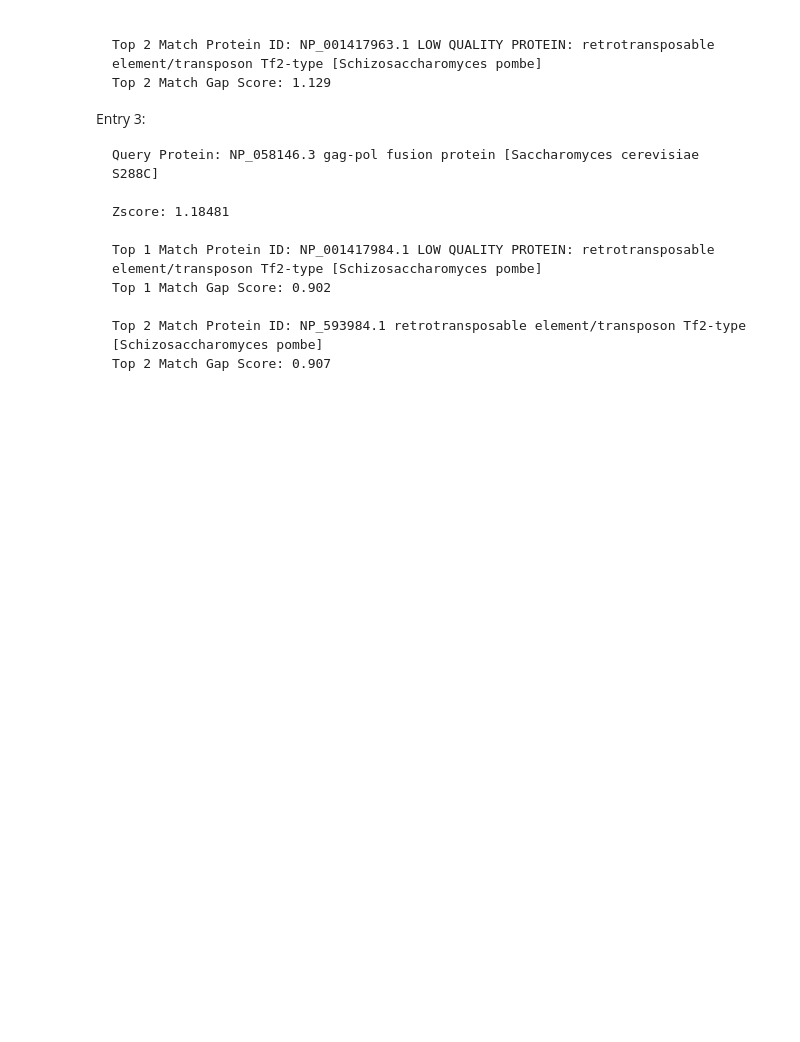
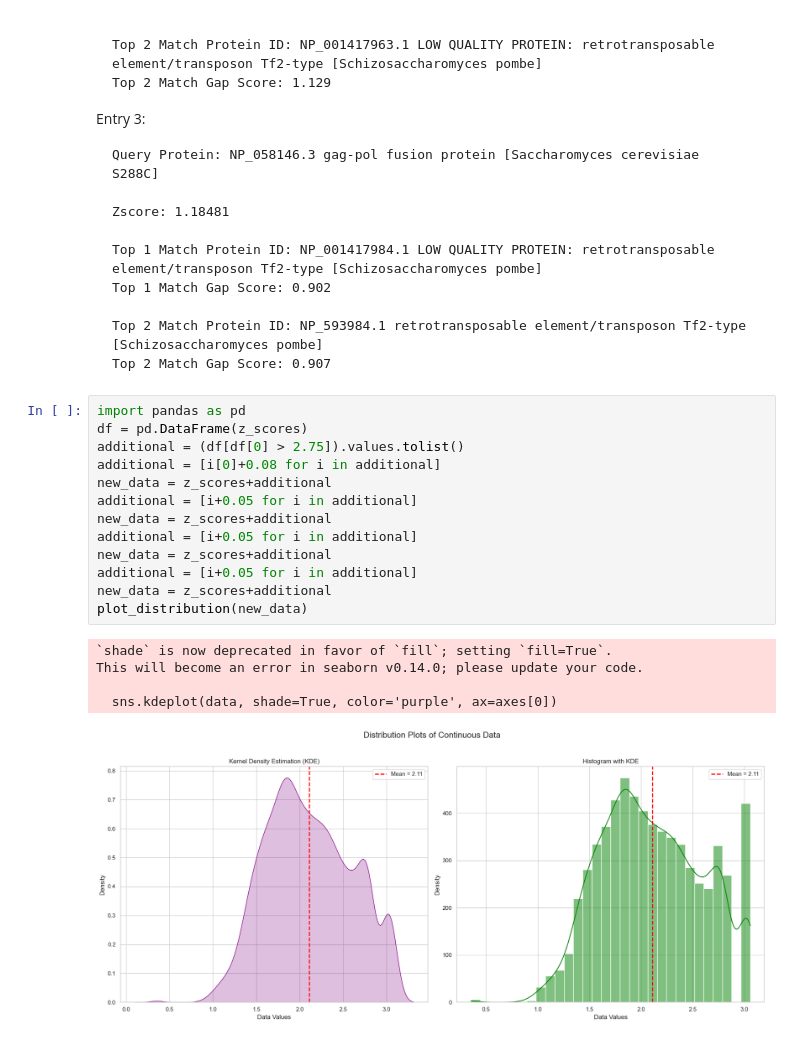
Before and after one commit to sakshmenon/PLM, a Jupyter notebook: Workflow Gen/Similarity Search/ScoreGap_ZScore_script.ipynb, the cells around one changed output. Saved outputs shown, nothing was run; the diff lists cells and outputs as text; blank space fills up the shorter version.

```diff
--- a/Workflow Gen/Similarity Search/ScoreGap_ZScore_script.ipynb
+++ b/Workflow Gen/Similarity Search/ScoreGap_ZScore_script.ipynb
@@ -259,3 +249,22 @@ Entry 3:
 
     Top 2 Match Protein ID: NP_593984.1 retrotransposable element/transposon Tf2-type [Schizosaccharomyces pombe]
     Top 2 Match Gap Score: 0.907
+# %%
+import pandas as pd
+df = pd.DataFrame(z_scores)
+additional = (df[df[0] > 2.75]).values.tolist()
+additional = [i[0]+0.08 for i in additional]
+new_data = z_scores+additional
+additional = [i+0.05 for i in additional]
+new_data = z_scores+additional
+additional = [i+0.05 for i in additional]
+new_data = z_scores+additional
+additional = [i+0.05 for i in additional]
+new_data = z_scores+additional
+plot_distribution(new_data)
+# %% [output]
+`shade` is now deprecated in favor of `fill`; setting `fill=True`.
+This will become an error in seaborn v0.14.0; please update your code.
+
+  sns.kdeplot(data, shade=True, color='purple', ax=axes[0])
+[figure, added]
```
Also changed, not shown: parts of 9 cells of this notebook, 28 other files.
